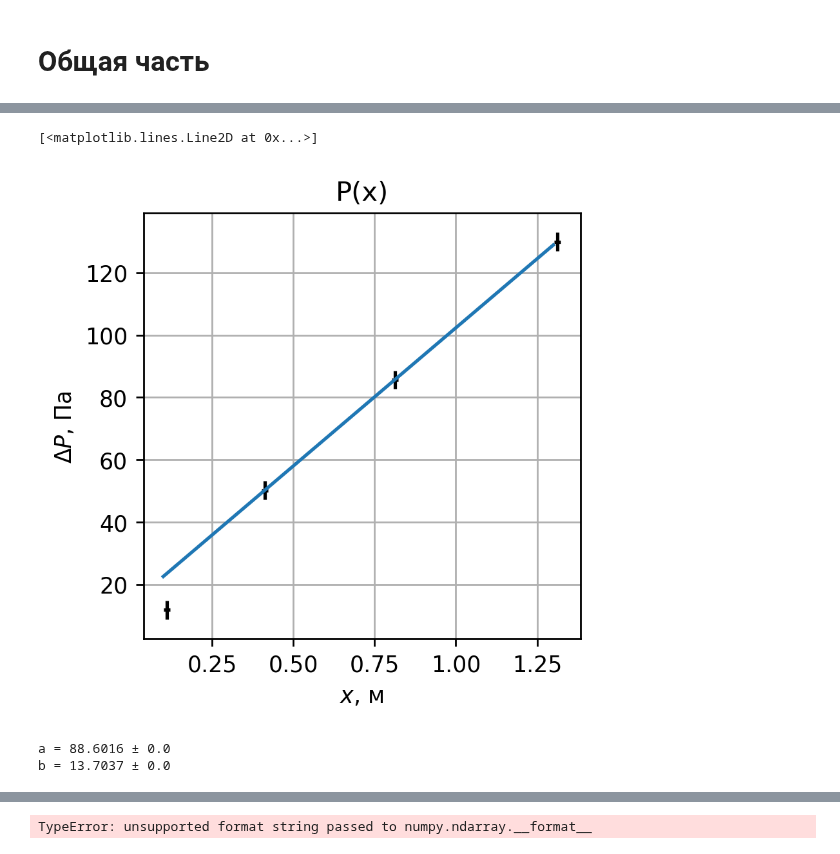
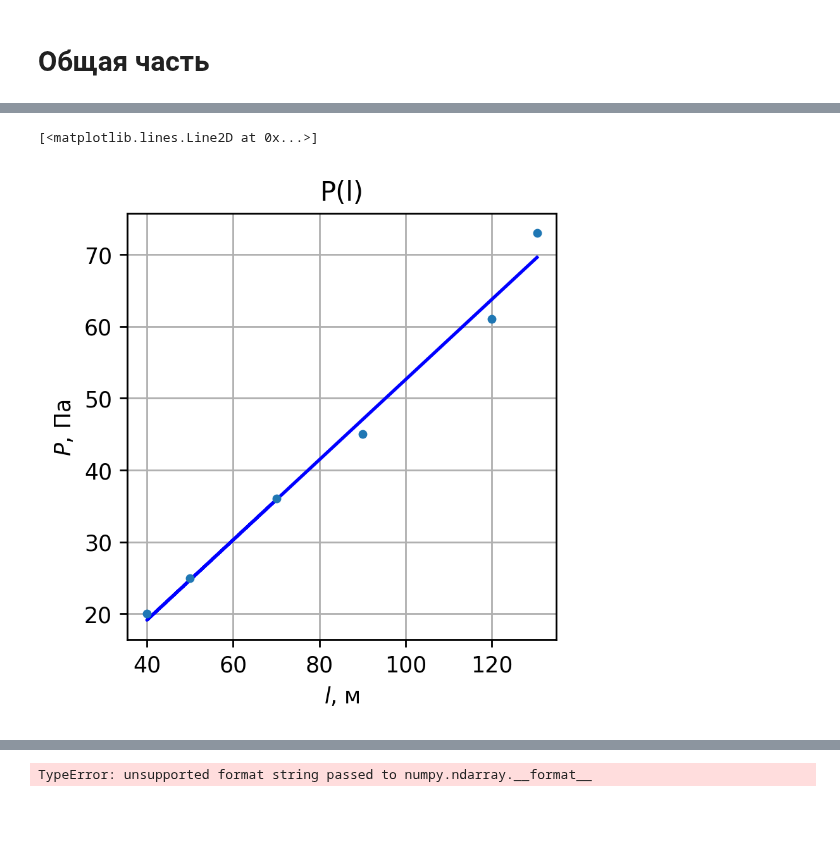
Before and after one commit to skolkovo-bba/labs3, a Jupyter notebook: 1.3.3/lab133_2.ipynb, the cells around one changed output, grey strips where cells are left out. Cells and saved outputs as stored; diff of their text form; code cells hidden in the pictures; blank space fills up the shorter version.

```diff
--- a/1.3.3/lab133_2.ipynb
+++ b/1.3.3/lab133_2.ipynb
@@ -93,4 +12,4 @@ NameError: name 'sigman' is not defined
 # Общая часть
 # %%
 m = pd.read_csv("data2.csv")
-m["l"] = m[]
+m
@@ -114,27 +24,15 @@ See the caveats in the documentation: https://pandas.pydata.org/pandas-docs/stab
 # %%
-x=[0.1, 1.3]
-y=[]
-for i in range (2):
-    y.append(x[i]*88.6+13.7)
 plt.figure(figsize=(3.5,3.5), dpi=250)
-plt.ylabel("$ΔP$, Па ")
-plt.xlabel("$x$, м")
-plt.title('P(x)')
+plt.ylabel("$P$, Па ")
+plt.xlabel("$l$, м")
+plt.title('P(l)')
 plt.grid(True, linestyle="-")
-plt.errorbar(Px['l'], Px['P'], xerr=0.01, yerr=Px['sigmaP'], color = 'black', fmt='none')
-plt.plot(x,y)
+plt.errorbar(y=m['P'], x=m['l'], fmt='.')
+
+
+k, b = lb.cure_fit(m["l"], m["P"])
+#print(k, b)
+plt.plot(m["l"], lb.line(m["l"], k, b), label="Зависимость 1", color="blue")
 # %% [output]
 [<matplotlib.lines.Line2D at 0x...>]
-[figure, old version]
+[figure, new version]
-# %%
-def line(x, a, b):
-    return a * x + b
-
-params, cov = curve_fit(line, Px['l'][1:4], Px['P'][1:4], sigma=Px['sigmaP'][1:4])
-a=params[0]
-sigmaa=(cov[0][0])**(1/2)
-print(f"a = {params[0]:.6} \u00B1 {np.sqrt(cov[0][0]):.5}")
-print(f"b = {params[1]:.6} \u00B1 {np.sqrt(cov[1][1]):.5}")
-# %% [output]
-a = 88.6016 ± 0.0
-b = 13.7037 ± 0.0
```
Also changed, not shown: parts of 10 cells of this notebook, 2 other files.
